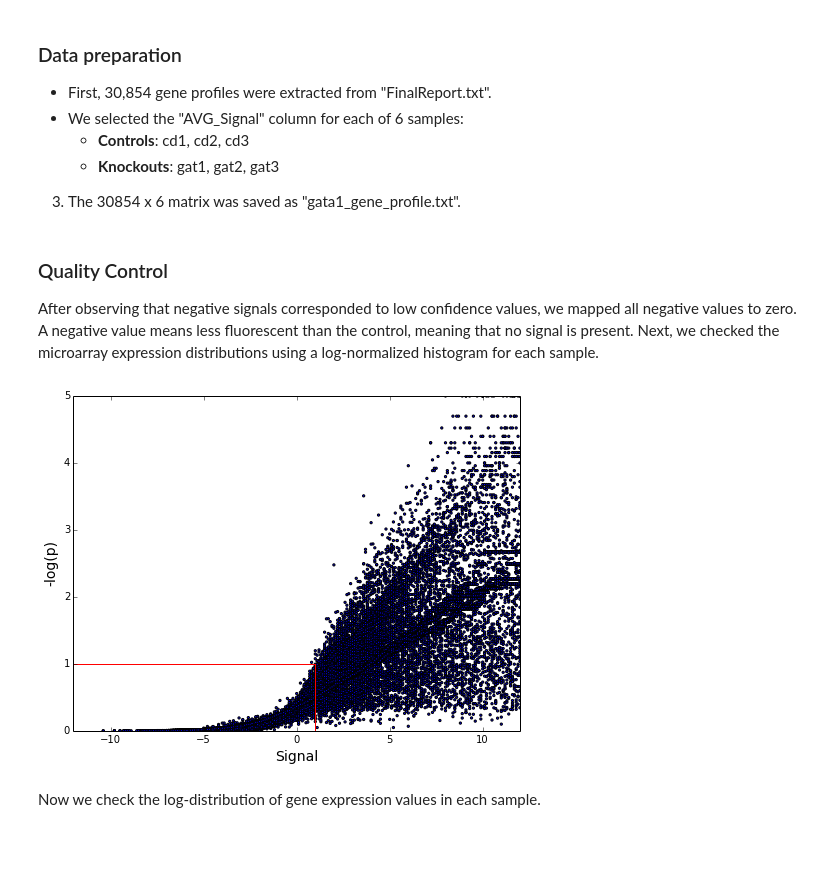
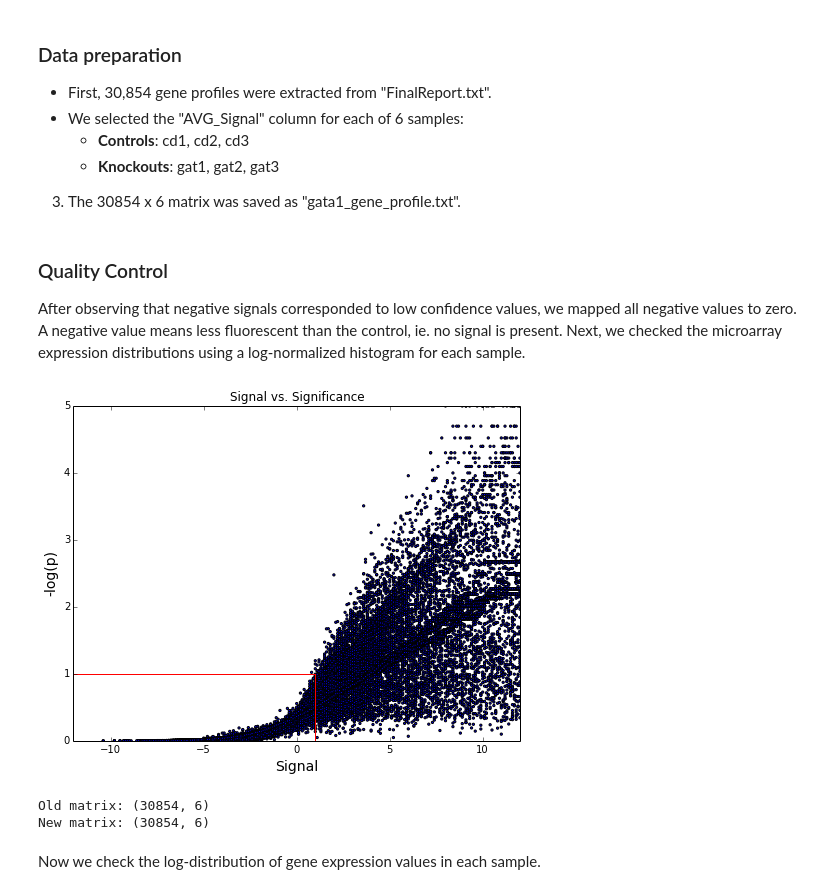
Before and after one commit to abdohlman/GATA1-Analysis, a Jupyter notebook: GATA1 Knockout Microarray Analysis.ipynb, the cells around one changed output. Cells and saved outputs as stored; diff of their text form; code cells hidden in the pictures; blank space fills up the shorter version.

```diff
--- a/GATA1 Knockout Microarray Analysis.ipynb
+++ b/GATA1 Knockout Microarray Analysis.ipynb
@@ -41,36 +39,42 @@ genelist = df.index.values
 samples = df.columns.values
 # %% [markdown]
 ### Quality Control
-After observing that negative signals corresponded to low confidence values, we mapped all negative values to zero. A negative value means less fluorescent than the control, meaning that no signal is present. Next, we checked the microarray expression distributions using a log-normalized histogram for each sample.
+After observing that negative signals corresponded to low confidence values, we mapped all negative values to zero. A negative value means less fluorescent than the control, ie. no signal is present. Next, we checked the microarray expression distributions using a log-normalized histogram for each sample.
 # %%
 pvals = df[['cd1.Detection Pval','cd2.Detection Pval','cd3.Detection Pval',
             'gat1.Detection Pval','gat2.Detection Pval','gat3.Detection Pval']]
 signal = df[['cd1.AVG_Signal','cd2.AVG_Signal','cd3.AVG_Signal',
              'gat1.AVG_Signal','gat2.AVG_Signal','gat3.AVG_Signal']]
 
 fig = plt.figure(figsize=(8, 6), dpi=80)
 x = list(pd.melt(signal)['value'])
 y = list(pd.melt(-np.log10(pvals))['value'])
 plt.axis([-12, 12, 0, 5])
 plt.scatter(x,y,s=5)
 plt.xlabel('Signal',fontsize=14)
 plt.ylabel('-log(p)',fontsize=14)
+plt.title('Signal vs. Significance')
 plt.plot([-12,1],[1,1],'r-'); plt.plot([1,1],[0,1],'r-')
 plt.show()
 # %% [output]
-[figure, old version]
+[figure, new version]
 # %%
 # Replace all negative values with zero
 pd.options.mode.chained_assignment = None  # default='warn'
 signal[signal < 0] = 0
 
-# Keep rows with 3 or more values greater than 0
-# keep = [ i for i in range(len(signal)) if sum(1 for j in range(6) if signal.iloc[i,j]>0)>=3 ]
+# Remove that dont have nonzero values?
+# keep = [ i for i in range(len(signal)) if sum(1 for j in range(6) if signal.iloc[i,j]>0)>=1 ]
 
 df = signal
-# df = signal.iloc[keep,:]
 samples = [x.split('.')[0] for x in df.columns.values]
 df.columns = samples
+
+print "Old matrix:",signal.shape
+print "New matrix:",df.shape
+# %% [output]
+Old matrix: (30854, 6)
+New matrix: (30854, 6)
 # %% [markdown]
 Now we check the log-distribution of gene expression values in each sample.
 # %%
```
Also changed, not shown: parts of 4 cells of this notebook.
